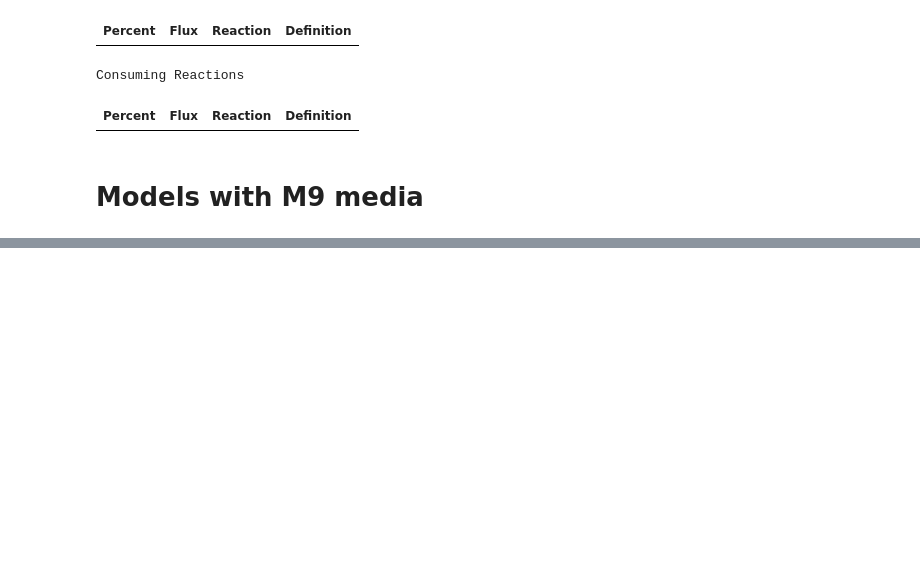
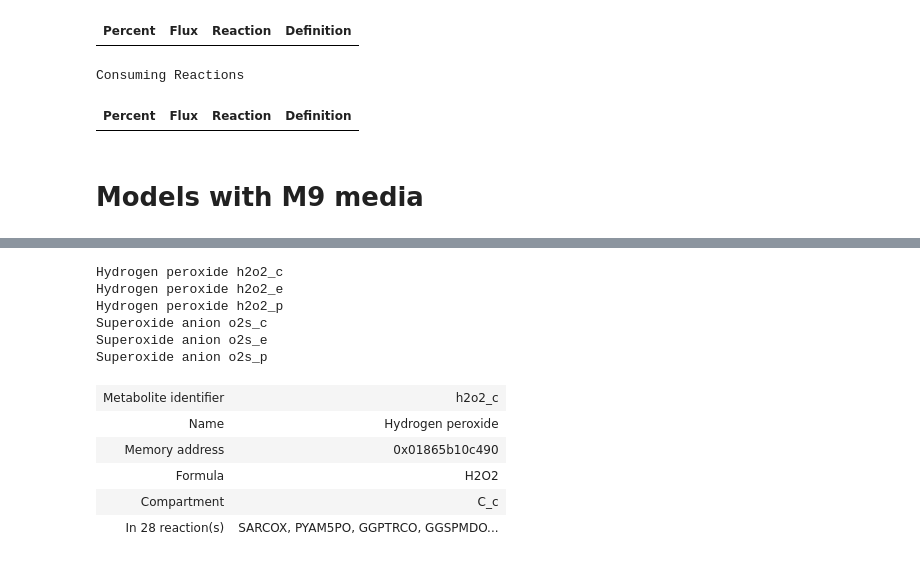
Before and after one commit to 27410/group-assignment-2021-group_1_vibrio_natriegens_2021, a Jupyter notebook: Side_reactions_and_searching.ipynb, the cells around one changed output, grey strips where cells are left out. Cells and saved outputs as stored; diff of their text form; code cells hidden in the pictures; blank space fills up the shorter version.

Commit message:
side reactions modified

```diff
--- a/Side_reactions_and_searching.ipynb
+++ b/Side_reactions_and_searching.ipynb
@@ -240,0 +283,19 @@ We did the same searches in the models both WT and Violacein added in M9 media,
+# %%
+for metabolite in model.metabolites.query('peroxide', 'name'):
+    print(metabolite.name, metabolite.id)
+# %% [output]
+Hydrogen peroxide h2o2_c
+Hydrogen peroxide h2o2_e
+Hydrogen peroxide h2o2_p
+Superoxide anion o2s_c
+Superoxide anion o2s_e
+Superoxide anion o2s_p
+# %%
+model.metabolites.get_by_id('h2o2_c')
+# %% [output]
+| Metabolite identifier | h2o2_c |
+| Name | Hydrogen peroxide |
+| Memory address | 0x01865b10c490 |
+| Formula | H2O2 |
+| Compartment | C_c |
+| In 28 reaction(s) | SARCOX, PYAM5PO, GGPTRCO, GGSPMDO... |
```
Also changed, not shown: parts of 17 cells of this notebook.
